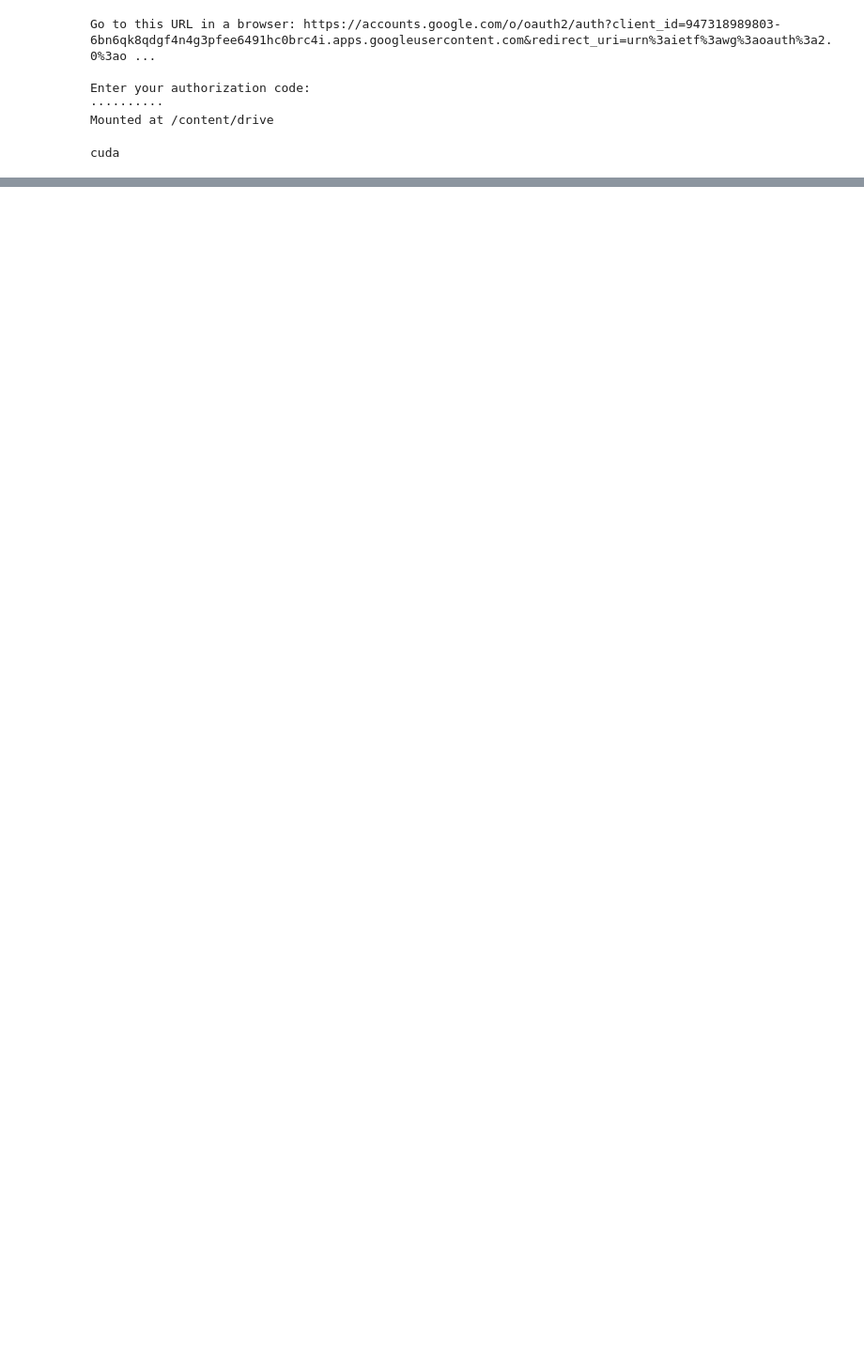
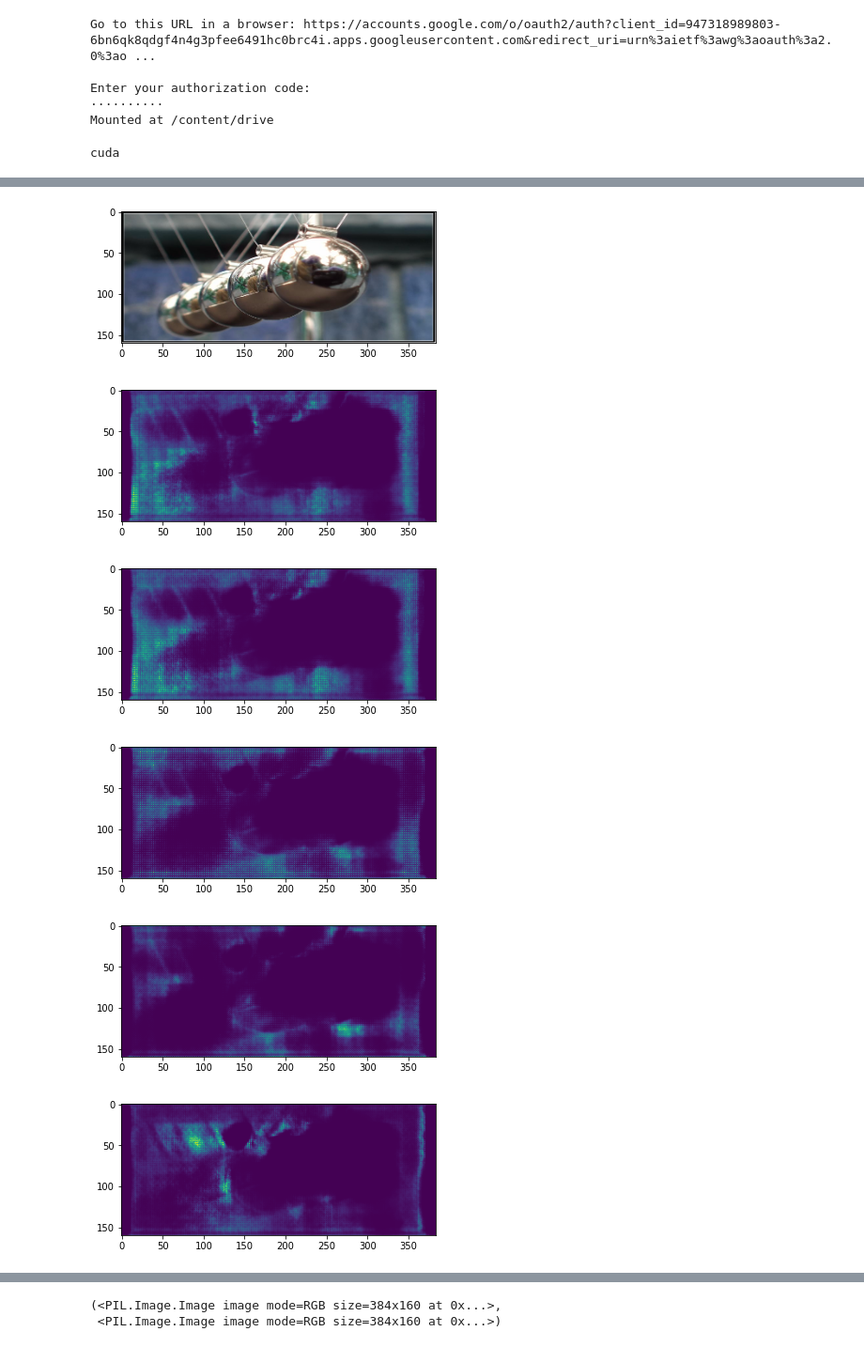
Before and after one commit to aditya5558/2D-to-3D, a Jupyter notebook: deep_3d_earlyfusion.ipynb, the cells around one changed output, grey strips where cells are left out. Shown at 94% size. Saved outputs shown, nothing was run; the diff lists cells and outputs as text; code cells hidden in the pictures; blank space fills up the shorter version.

```diff
--- a/deep_3d_earlyfusion.ipynb
+++ b/deep_3d_earlyfusion.ipynb
@@ -92,8 +98,6 @@ class Inria(data.Dataset):
         self.depth_files = dfiles
         self.mask_files = mfiles
 
-        self.transform = transform
-
     def __getitem__(self, index):
 
             left_img_path = self.left_files[index]
@@ -101,16 +105,15 @@ class Inria(data.Dataset):
             depth_img_path = self.depth_files[index]
             mask_img_path = self.mask_files[index]
 
-            left = Image.open(left_img_path)
-            right = Image.open(right_img_path)
-            depth = Image.open(depth_img_path)
             mask = torch.load(mask_img_path)
 
-            if self.transform:
-              left = self.transform(left)
-              right = self.transform(right)
-              depth = self.transform(depth)
+            left = cv2.resize(cv2.imread(left_img_path), (384, 160)).astype(np.float32)
+            right = cv2.resize(cv2.imread(right_img_path), (384, 160)).astype(np.float32)
+            depth = cv2.resize(cv2.imread(depth_img_path, cv2.IMREAD_GRAYSCALE), (384, 160)).astype(np.float32)
 
+            left = (torch.from_numpy(left).permute(2, 0, 1))
+            right = (torch.from_numpy(right).permute(2, 0, 1))
+            depth = (torch.from_numpy(np.expand_dims(depth,2)).permute(2, 0, 1))
             return left, right, depth, mask
 
 
@@ -118,10 +121,10 @@ class Inria(data.Dataset):
         return len(self.left_files)
 
 
-train_dataset = Inria(train_lfiles, train_rfiles, train_dfiles, train_mfiles , data_transforms['train'])
+train_dataset = Inria(train_lfiles, train_rfiles, train_dfiles, train_mfiles)
 train_dataloader = torch.utils.data.DataLoader(train_dataset, batch_size=32, shuffle=True, num_workers=8)
 
-val_dataset = Inria(val_lfiles, val_rfiles, val_dfiles, val_mfiles, data_transforms['test'])
+val_dataset = Inria(val_lfiles, val_rfiles, val_dfiles, val_mfiles)
 val_dataloader = torch.utils.data.DataLoader(val_dataset, batch_size=32, shuffle=False, num_workers=8)
 # %%
 class Deep3D(nn.Module):
@@ -201,7 +204,9 @@ class Deep3D(nn.Module):
 
         self.softmax = nn.Softmax()
 
-    def forward(self, x):
+        # self.linear_closs = nn.Linear(hidden_sizes[5], feat_dim, bias=False)
+
+    def forward(self, x, evalMode=False):
         out = x
 
         out = self.relu1_1(self.conv1_1(out))
@@ -257,14 +262,14 @@ class Deep3D(nn.Module):
 
 def selection_layer(masks, left_image, left_shift=16):
 
-    p2d = (left_shift-1, left_shift, 0, 0)
+    p2d = (left_shift, left_shift, 0, 0)
     padded_img = F.pad(left_image, p2d, 'constant')
 
     depth = masks.shape[1]
     width = left_image.shape[3]
     layers = []
-    layers.append(torch.zeros(padded_img[:,:,:,:width].shape).to(device))
-    for d in range(depth-2,-1,-1):
+    # layers.append(torch.zeros(padded_img[:,:,:,:width].shape).to(device))
+    for d in range(depth-1,-1,-1):
         layers.append(padded_img[:,:,:,d:d+width])
     layers = torch.stack(layers, axis=1)
     disparity_image =  layers * masks.unsqueeze(2)
@@ -283,14 +288,13 @@ cuda
 # checkpoint = torch.load("/content/drive/My Drive/11785/Project/pre_trained_weights.pt")
 # net.load_state_dict(checkpoint["model_state_dict"])
 # %%
-def train(model, data_loader, n_epochs, criterion, scheduler):
+def train(model, data_loader, val_dataloader, n_epochs, criterion, scheduler):
     model.train()
 
     for epoch in range(n_epochs):
         avg_loss = 0.0
         num_correct = 0.0
         total = len(data_loader)
-
         outer = tqdm.notebook.tqdm(total=len(data_loader), desc='training')
 
         for batch_num, (left_img, right_img, depth_img, rcnn_img) in enumerate(data_loader):
@@ -306,7 +310,6 @@ def train(model, data_loader, n_epochs, criterion, scheduler):
             optimizer.step()
 
             avg_loss += loss.item()
-
             # if batch_num % 100 == 99:
 
             torch.cuda.empty_cache()
@@ -321,12 +324,13 @@ def train(model, data_loader, n_epochs, criterion, scheduler):
         torch.save({
         'model_state_dict': model.state_dict(),
         'optimizer_label_state_dict': optimizer.state_dict(),
-        }, '/content/drive/My Drive/11785/Project/' + 'weight' + '_' + str(epoch) + '.pt')
+        }, '/content/drive/My Drive/11785/Project/Deep3D_early/' + 'weight' + '_' + str(epoch) + '.pt')
+        test(net, val_dataloader, criterion)
 # %%
 criterion = nn.L1Loss()
 optimizer = torch.optim.Adam(net.parameters(), lr=1e-4)
 scheduler = torch.optim.lr_scheduler.ReduceLROnPlateau(optimizer, patience=0, verbose=True)
 
-train(net, train_dataloader, 10, criterion, scheduler)
+train(net, train_dataloader, val_dataloader, 20, criterion, scheduler)
 # %% [output]
 HBox(children=(IntProgress(value=0, description='training', max=81, style=ProgressStyle(description_width='ini…
@@ -379,0 +446,9 @@ Avg-Loss: 0.0499
+# %%
+test_img(net, './data/left/7524588848.jpg', './data/monocular_depth/7524588848_depth.png', './data/rcnn_mask/7524588848.pt')
+# %% [output]
+[figure, added]
+[figure, added]
+[figure, added]
+[figure, added]
+[figure, added]
+[figure, added]
@@ -379,0 +458,2 @@ Avg-Loss: 0.0499
+(<PIL.Image.Image image mode=RGB size=384x160 at 0x...>,
+ <PIL.Image.Image image mode=RGB size=384x160 at 0x...>)
```
Also changed, not shown: parts of 9 cells of this notebook, 3 other files.
